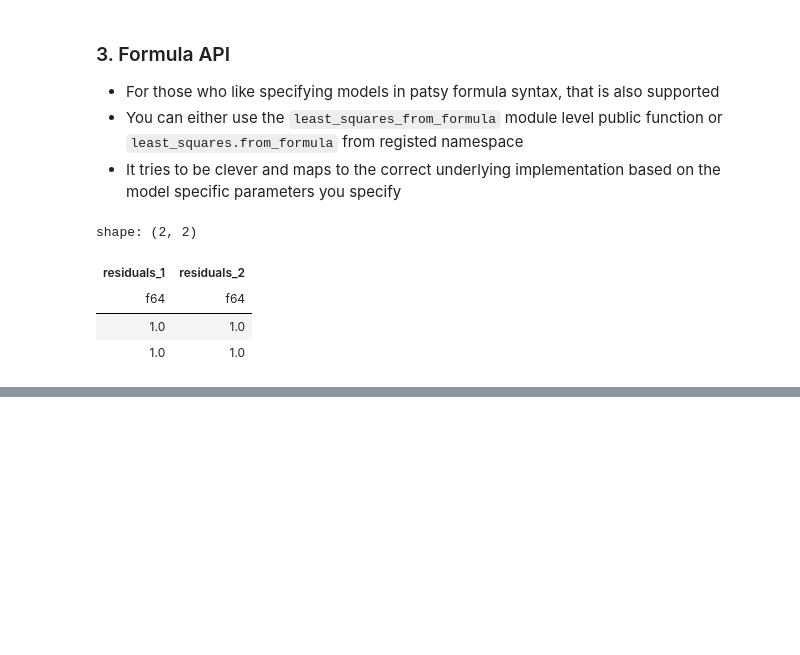
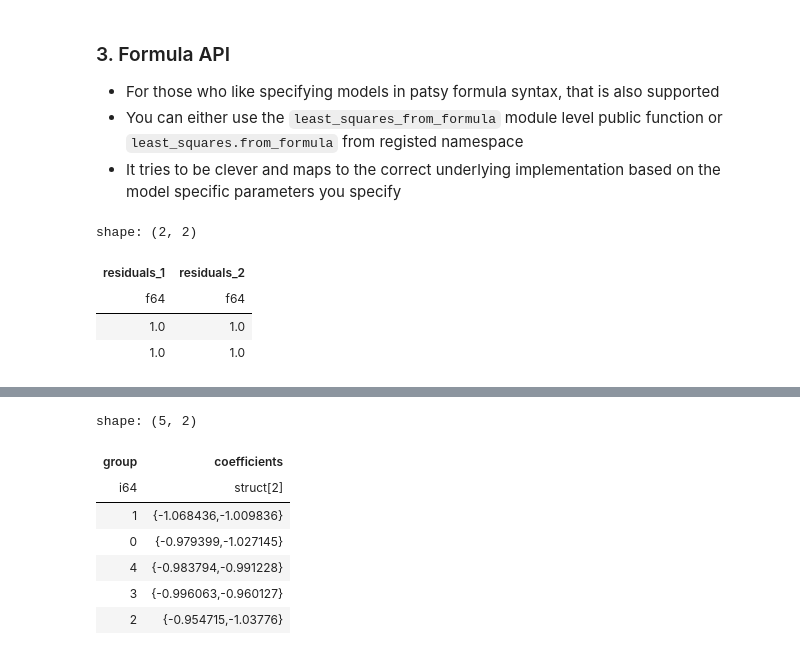
Before and after one commit to azmyrajab/polars_ols, a Jupyter notebook: notebooks/polars_ols_demo.ipynb, the cells around one changed output, grey strips where cells are left out. Saved outputs shown, nothing was run; the diff lists cells and outputs as text; code cells hidden in the pictures; blank space fills up the shorter version.

```diff
--- a/notebooks/polars_ols_demo.ipynb
+++ b/notebooks/polars_ols_demo.ipynb
@@ -204,0 +237,26 @@ shape: (2_000, 3)
+# %%
+# make some random training data
+df_train = _make_data(n_groups=1)
+
+# fit coefficients
+df_coefficients = (
+    df.lazy()
+    .select(
+        "group",
+        pl.col("y")
+        .least_squares.ols(pl.col("x1"), pl.col("x2"), mode="coefficients")
+        .over("group").alias("coefficients"),
+    )
+    .unique()
+)
+
+df_coefficients.collect()
+# %% [output]
+shape: (5, 2)
+| group | coefficients |
+| i64 | struct[2] |
+| 1 | {-1.068436,-1.009836} |
+| 0 | {-0.979399,-1.027145} |
+| 4 | {-0.983794,-0.991228} |
+| 3 | {-0.996063,-0.960127} |
+| 2 | {-0.954715,-1.03776} |
```
Also changed, not shown: parts of 12 cells of this notebook, 4 other files.
